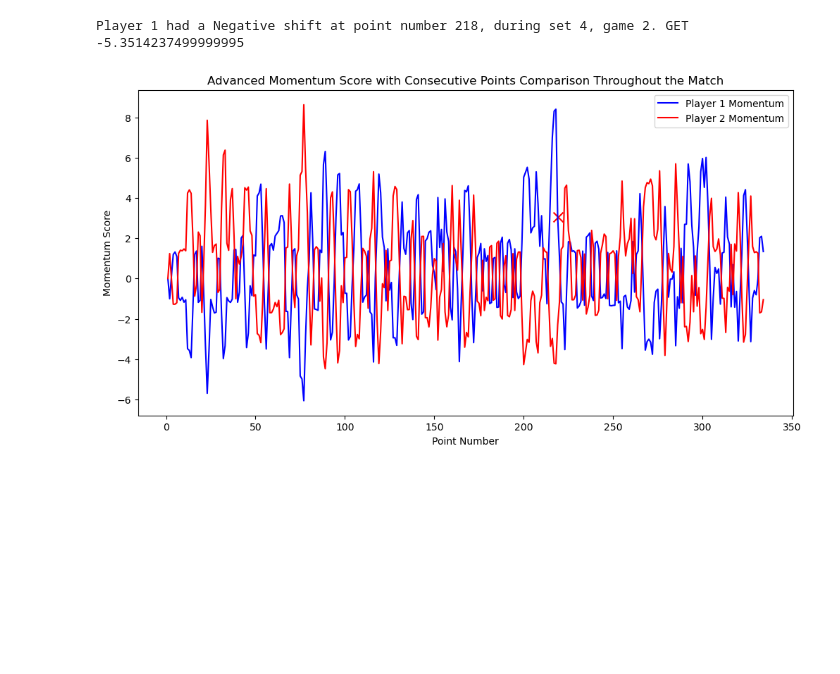
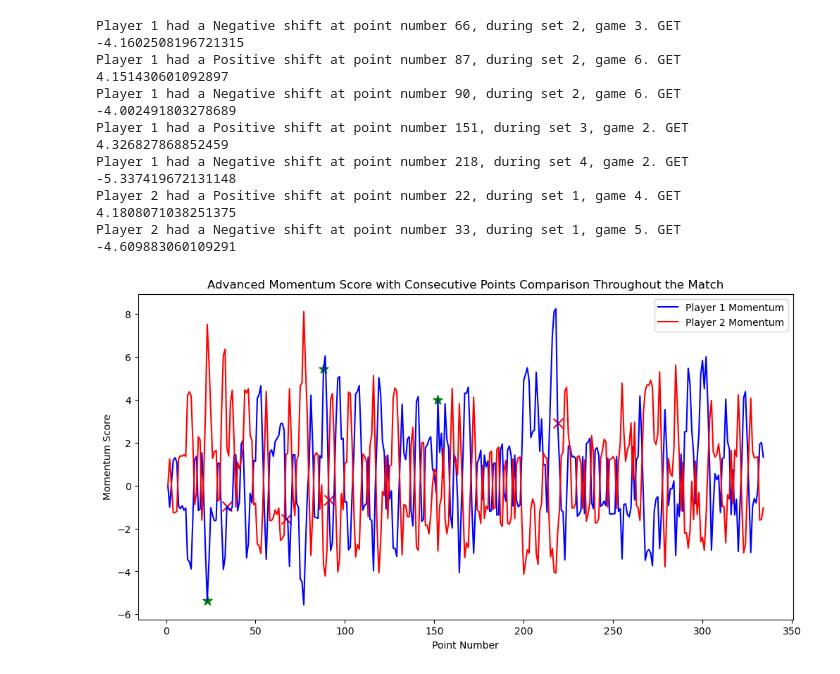
Before and after one commit to doctorzu/2024-C-, a Jupyter notebook: code/momentum.ipynb, the cells around one changed output. Drawn from its saved outputs; the diff is of its cells as text; code cells hidden in the pictures; blank space fills up the shorter version.

Commit message:
momentum_v3.1

```diff
--- a/code/momentum.ipynb
+++ b/code/momentum.ipynb
@@ -65,9 +65,9 @@ def calculate_comprehensive_momentum(data, player_number, window_size=3):
             #     momentum_score += 0.5 * P_t
 
             # 拍数和跑动距离的影响
-            rally_factor = feature['rally_count'] / 4  # 归一化回合数
-            distance_factor = (feature['p1_distance_run'] + feature['p2_distance_run']) / 20  # 归一化跑动距离
-            momentum_score += 0.05 * rally_factor * distance_factor * P_t
+            rally_factor = feature['rally_count'] / 30  # 归一化回合数
+            distance_factor = (feature['p1_distance_run'] + feature['p2_distance_run']) / 122  # 归一化跑动距离
+            momentum_score += 2.0 * rally_factor * distance_factor * P_t
 
         momentum_scores[i] = momentum_score
 
@@ -80,7 +80,7 @@ filtered_data['comprehensive_momentum_1'] = calculate_comprehensive_momentum(fil
 filtered_data['comprehensive_momentum_2'] = calculate_comprehensive_momentum(filtered_data, player_number=2)
 # %%
 # Define the threshold for a significant momentum shift
-threshold = 5
+threshold = 4
 
 # Initialize lists to store the points of positive and negative shifts for both players
 shifts_player_1 = []
@@ -106,33 +106,39 @@ for point, shift_type, change in shifts_player_1:
 
 for point, shift_type, change in shifts_player_2:
     set_no = filtered_data['set_no'].iloc[point]
     game_no = filtered_data['game_no'].iloc[point]
     print(f"Player 2 had a {shift_type} shift at point number {point}, during set {set_no}, game {game_no}. GET {change}")
 
 # Create the plot
 plt.figure(figsize=(12, 6))
 plt.plot(filtered_data['point_no'], filtered_data['comprehensive_momentum_1'], label='Player 1 Momentum', color='blue')
 plt.plot(filtered_data['point_no'], filtered_data['comprehensive_momentum_2'], label='Player 2 Momentum', color='red')
 
 for point, shift_type, _ in shifts_player_1:
     marker = '*' if shift_type == 'Positive' else 'x'
     color = 'green' if shift_type == 'Positive' else 'red'
     plt.scatter(filtered_data['point_no'].iloc[point], filtered_data['comprehensive_momentum_1'].iloc[point],
                 color=color, marker=marker, s=100)
 
 for point, shift_type, _ in shifts_player_2:
     marker = '*' if shift_type == 'Positive' else 'x'
     color = 'green' if shift_type == 'Positive' else 'red'
     plt.scatter(filtered_data['point_no'].iloc[point], filtered_data['comprehensive_momentum_1'].iloc[point],
                 color=color, marker=marker, s=100)
 
 # Add labels and title to the plot
 plt.xlabel('Point Number')
 plt.ylabel('Momentum Score')
 plt.title('Advanced Momentum Score with Consecutive Points Comparison Throughout the Match')
 plt.legend()
 plt.show()
 # %% [output]
-Player 1 had a Negative shift at point number 218, during set 4, game 2. GET -5.3514237499999995
+Player 1 had a Negative shift at point number 66, during set 2, game 3. GET -4.1602508196721315
+Player 1 had a Positive shift at point number 87, during set 2, game 6. GET 4.151430601092897
+Player 1 had a Negative shift at point number 90, during set 2, game 6. GET -4.002491803278689
+Player 1 had a Positive shift at point number 151, during set 3, game 2. GET 4.326827868852459
+Player 1 had a Negative shift at point number 218, during set 4, game 2. GET -5.337419672131148
+Player 2 had a Positive shift at point number 22, during set 1, game 4. GET 4.1808071038251375
+Player 2 had a Negative shift at point number 33, during set 1, game 5. GET -4.609883060109291
-[figure, old version]
+[figure, new version]
 # %% [markdown]
```
Also changed, not shown: parts of 1 cell of this notebook.
